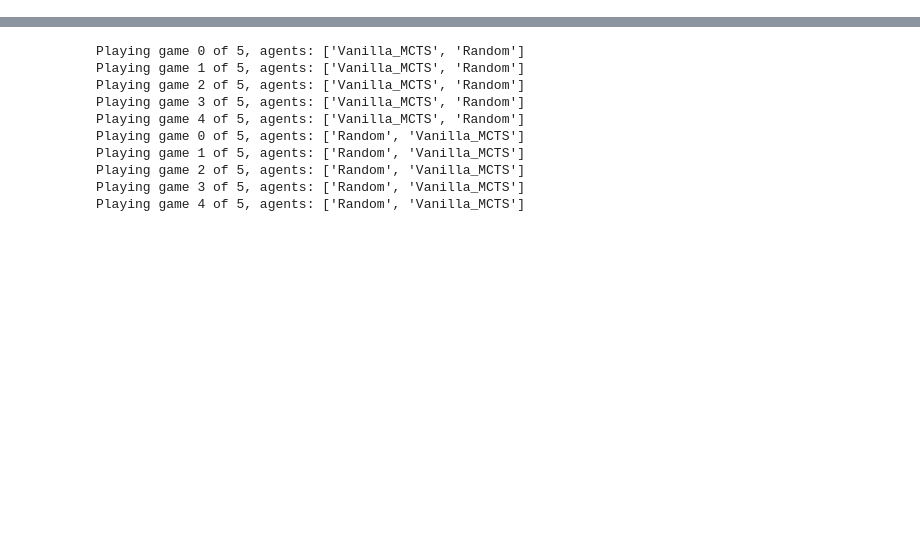
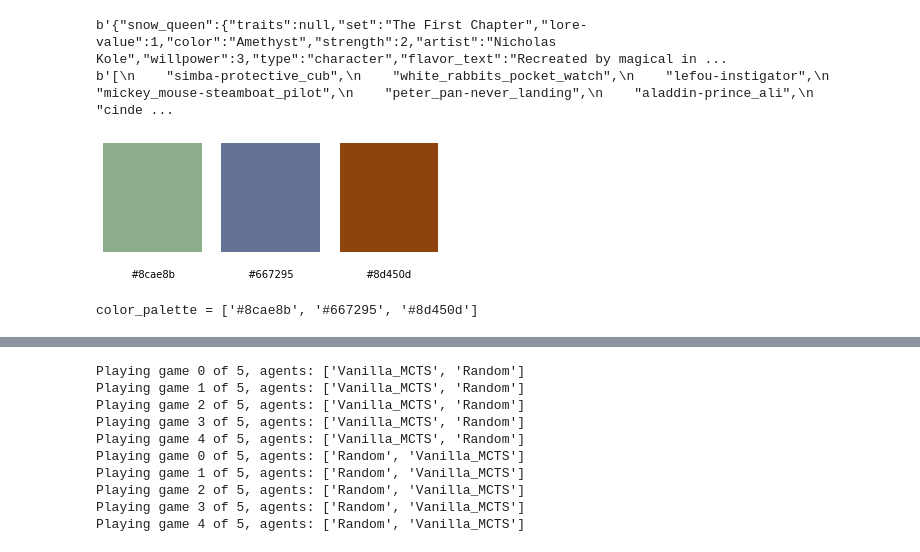
Before and after one commit to 33fred33/MCTS_EA_Tabletop_games, a Jupyter notebook: debugger.ipynb, the cells around one changed output, grey strips where cells are left out. Drawn from its saved outputs; the diff is of its cells as text; code cells hidden in the pictures; blank space fills up the shorter version.

```diff
--- a/debugger.ipynb
+++ b/debugger.ipynb
@@ -24,3 +27,18 @@ import Games.chess_64 as chess_64
 
 #cProfile.run("wins =  random_games(10000, base_gs)")
 #ut.run()
+# %%
+import requests
+response = requests.get('https://api.lorcana-api.com/strict/elsa')
+if response.status_code == 200:
+    print(response.content)
+else:
+    print('Request failed with status code:', response.status_code)
+response = requests.get('https://api.lorcana-api.com/lists/names')
+if response.status_code == 200:
+    print(response.content)
+else:
+    print('Request failed with status code:', response.status_code)
+# %% [output]
+b'{"snow_queen":{"traits":null,"set":"The First Chapter","lore-value":1,"color":"Amethyst","strength":2,"artist":"Nicholas Kole","willpower":3,"type":"character","flavor_text":"Recreated by magical in ...
+b'[\n    "simba-protective_cub",\n    "white_rabbits_pocket_watch",\n    "lefou-instigator",\n    "mickey_mouse-steamboat_pilot",\n    "peter_pan-never_landing",\n    "aladdin-prince_ali",\n    "cinde ...
@@ -27,3 +63,22 @@ import Games.chess_64 as chess_64
+# %%
+color_palette = [ "#B10909" #red
+                ,  "#5B8C5A"#green
+                ,"#56638A" #blue-purple
+                , "#EC7316" #orange
+                ,  "#FC738C" ] #pink
+color_palette = ["#5B8C5A"
+                ,"#56638A"
+                , "#EC7316"]
+color_palette[2] = eu.color_rgb_to_hex(eu.darken_color(eu.color_hex_to_rgb(color_palette[2]), 0.4))
+color_palette[0] = eu.color_rgb_to_hex(eu.brighten_color(eu.color_hex_to_rgb(color_palette[0]), 0.3))
+color_palette[1] = eu.color_rgb_to_hex(eu.brighten_color(eu.color_hex_to_rgb(color_palette[1]), 0.1))
+
+eu.view_color_palette(color_palette)
+
+print("color_palette = {}".format(color_palette))
+# %% [output]
+[figure, added]
+color_palette = ['#8cae8b', '#667295', '#8d450d']
 # %%
 mcts_agent = mcts.MCTS_Player(max_iterations = 100)
 siea_mcts_agent = siea_mcts.SIEA_MCTS_Player(max_iterations = 100)
```
Also changed, not shown: parts of 7 cells of this notebook, 5 other files.
